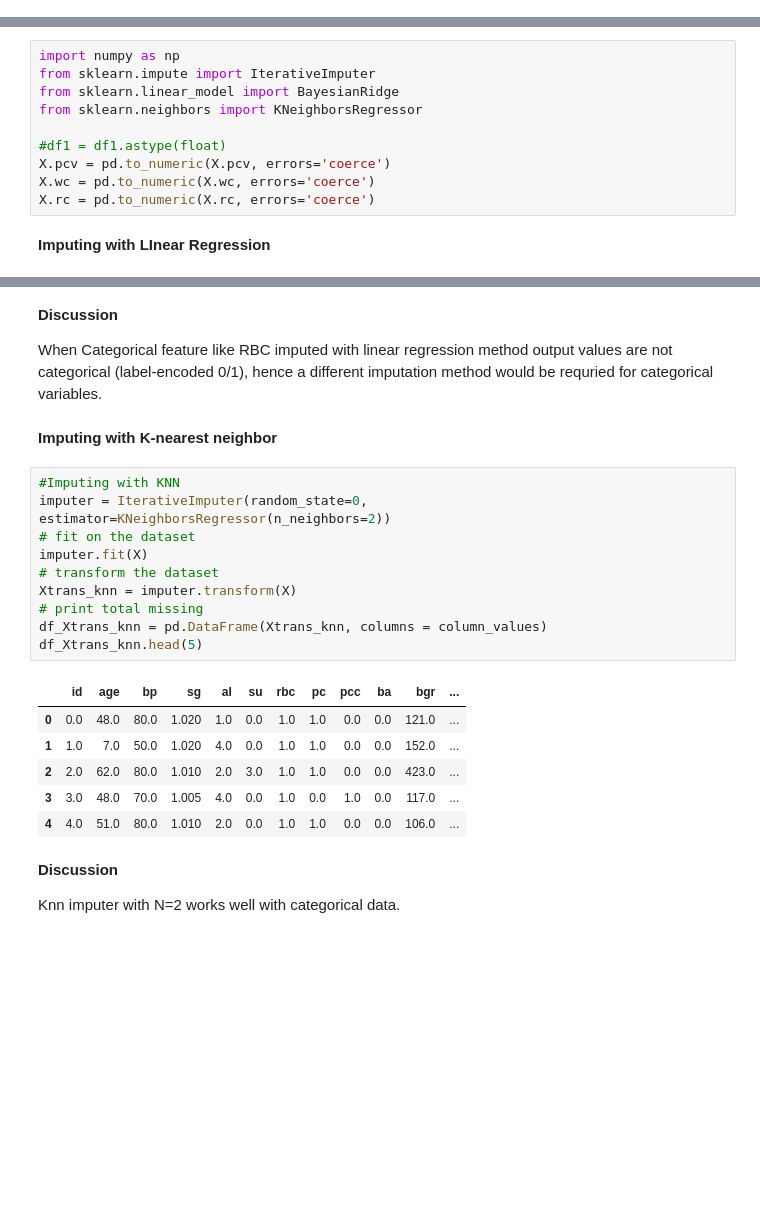
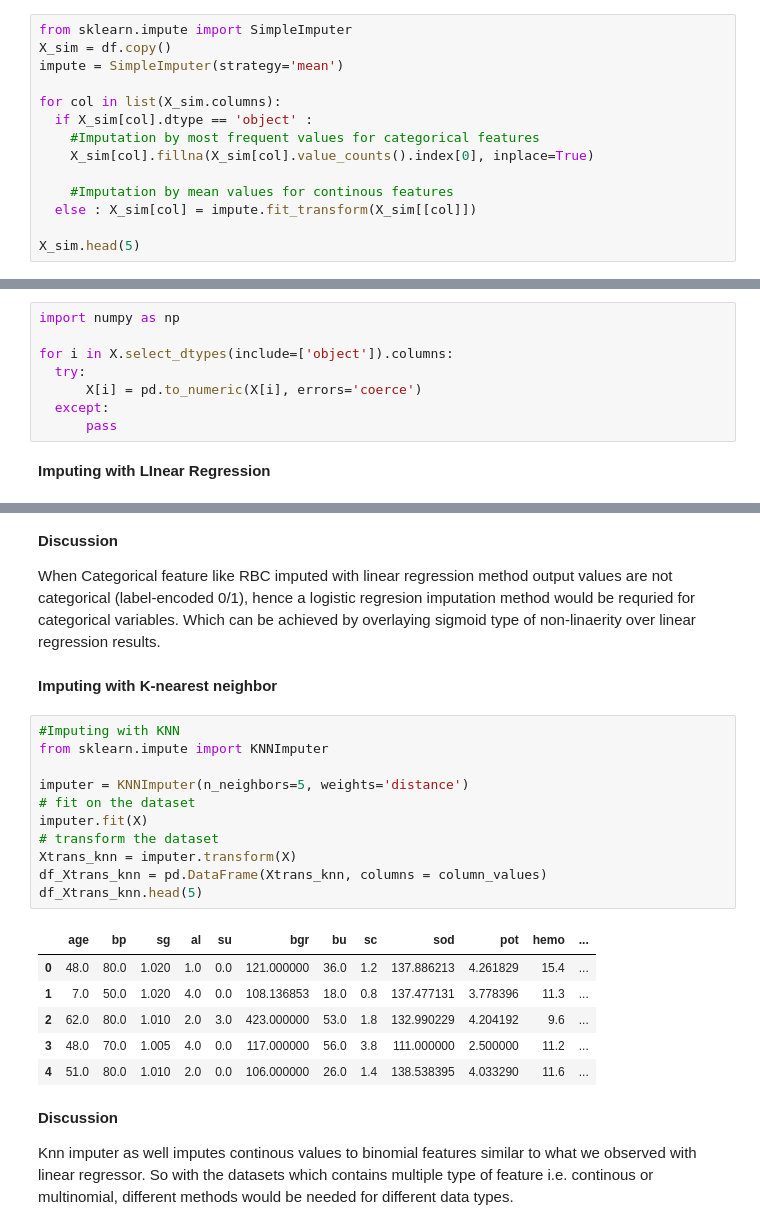
Before and after one commit to sngirish/minor_test, a Jupyter notebook: minor_ell888.ipynb, the cells around one changed output, grey strips where cells are left out. Saved outputs shown, nothing was run; the diff lists cells and outputs as text; blank space fills up the shorter version.

```diff
--- a/minor_ell888.ipynb
+++ b/minor_ell888.ipynb
@@ -193,0 +264,14 @@ Kideny dataset has 400 samples and 25 features
+# %%
+from sklearn.impute import SimpleImputer
+X_sim = df.copy()
+impute = SimpleImputer(strategy='mean')
+
+for col in list(X_sim.columns):
+  if X_sim[col].dtype == 'object' :
+    #Imputation by most frequent values for categorical features
+    X_sim[col].fillna(X_sim[col].value_counts().index[0], inplace=True)
+
+    #Imputation by mean values for continous features
+  else : X_sim[col] = impute.fit_transform(X_sim[[col]])
+
+X_sim.head(5)
@@ -266,15 +387,13 @@ print(column_values)
 # %% [markdown]
 **Converting dataframe to all numeric datatype**
-# %%
-import numpy as np
-from sklearn.impute import IterativeImputer
-from sklearn.linear_model import BayesianRidge
-from sklearn.neighbors import KNeighborsRegressor
-
-#df1 = df1.astype(float)
-X.pcv = pd.to_numeric(X.pcv, errors='coerce')
-X.wc = pd.to_numeric(X.wc, errors='coerce')
-X.rc = pd.to_numeric(X.rc, errors='coerce')
+# %%
+import numpy as np
+
+for i in X.select_dtypes(include=['object']).columns:
+  try:
+      X[i] = pd.to_numeric(X[i], errors='coerce')
+  except:
+      pass
 # %% [markdown]
 **Imputing with LInear Regression**
 # %%
@@ -297,30 +421,31 @@ df_Xtrans_BayesRidge.head(5)
 # %% [markdown]
 **Discussion**
 
-When Categorical feature like RBC imputed with linear regression method output values are not categorical (label-encoded 0/1), hence a different imputation method would be requried for categorical variables.
+When Categorical feature like RBC imputed with linear regression method output values are not categorical (label-encoded 0/1), hence a logistic regresion imputation method would be requried for categorical variables. Which can be achieved by overlaying sigmoid type of  non-linaerity over linear regression results.
 # %% [markdown]
 **Imputing with K-nearest neighbor**
 # %%
 #Imputing with KNN
-imputer = IterativeImputer(random_state=0, estimator=KNeighborsRegressor(n_neighbors=2))
+from sklearn.impute import KNNImputer
+
+imputer = KNNImputer(n_neighbors=5, weights='distance')
 # fit on the dataset
 imputer.fit(X)
 # transform the dataset
 Xtrans_knn = imputer.transform(X)
-# print total missing
 df_Xtrans_knn = pd.DataFrame(Xtrans_knn, columns = column_values)
 df_Xtrans_knn.head(5)
 # %% [output]
-|  | id | age | bp | sg | al | su | rbc | pc | pcc | ba | bgr | ... |
-| 0 | 0.0 | 48.0 | 80.0 | 1.020 | 1.0 | 0.0 | 1.0 | 1.0 | 0.0 | 0.0 | 121.0 | ... |
-| 1 | 1.0 | 7.0 | 50.0 | 1.020 | 4.0 | 0.0 | 1.0 | 1.0 | 0.0 | 0.0 | 152.0 | ... |
-| 2 | 2.0 | 62.0 | 80.0 | 1.010 | 2.0 | 3.0 | 1.0 | 1.0 | 0.0 | 0.0 | 423.0 | ... |
-| 3 | 3.0 | 48.0 | 70.0 | 1.005 | 4.0 | 0.0 | 1.0 | 0.0 | 1.0 | 0.0 | 117.0 | ... |
-| 4 | 4.0 | 51.0 | 80.0 | 1.010 | 2.0 | 0.0 | 1.0 | 1.0 | 0.0 | 0.0 | 106.0 | ... |
+|  | age | bp | sg | al | su | bgr | bu | sc | sod | pot | hemo | ... |
+| 0 | 48.0 | 80.0 | 1.020 | 1.0 | 0.0 | 121.000000 | 36.0 | 1.2 | 137.886213 | 4.261829 | 15.4 | ... |
+| 1 | 7.0 | 50.0 | 1.020 | 4.0 | 0.0 | 108.136853 | 18.0 | 0.8 | 137.477131 | 3.778396 | 11.3 | ... |
+| 2 | 62.0 | 80.0 | 1.010 | 2.0 | 3.0 | 423.000000 | 53.0 | 1.8 | 132.990229 | 4.204192 | 9.6 | ... |
+| 3 | 48.0 | 70.0 | 1.005 | 4.0 | 0.0 | 117.000000 | 56.0 | 3.8 | 111.000000 | 2.500000 | 11.2 | ... |
+| 4 | 51.0 | 80.0 | 1.010 | 2.0 | 0.0 | 106.000000 | 26.0 | 1.4 | 138.538395 | 4.033290 | 11.6 | ... |
-# %% [markdown]
-**Discussion**
-
-Knn imputer with N=2 works well with categorical data.
+# %% [markdown]
+**Discussion**
+
+Knn imputer as well imputes continous values to binomial features similar to what we observed with linear regressor. So with the datasets which contains multiple type of feature i.e. continous or multinomial, different methods would be needed for different data types.
 # %% [markdown]
 ##Q2: Semi-Supervised Setting. Semisupervised graph learning with label information.
 
```
Also changed, not shown: parts of 23 cells of this notebook.
